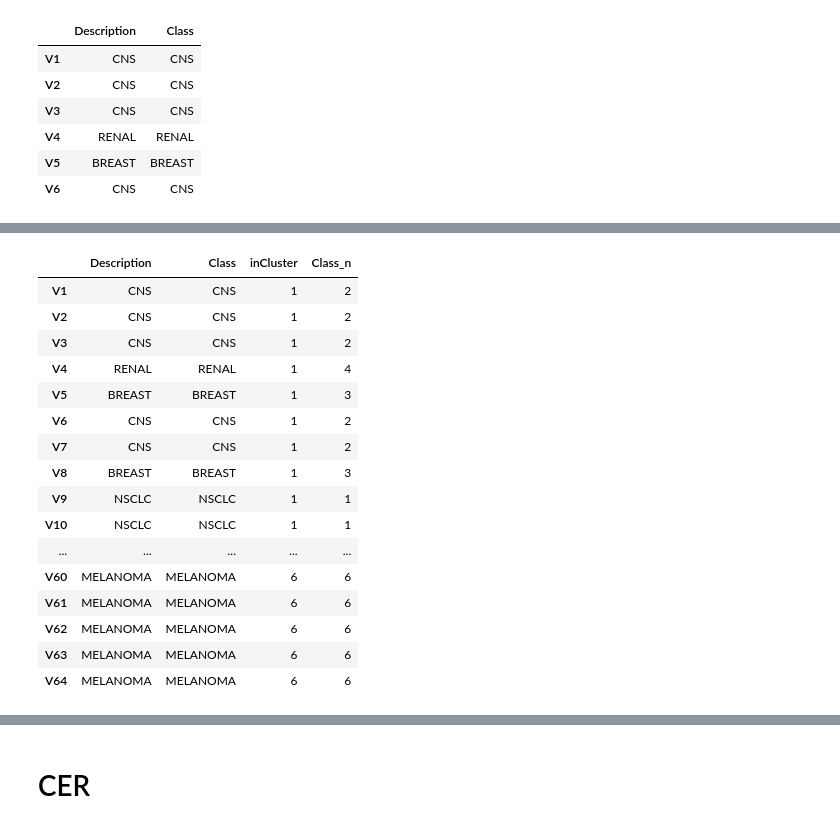
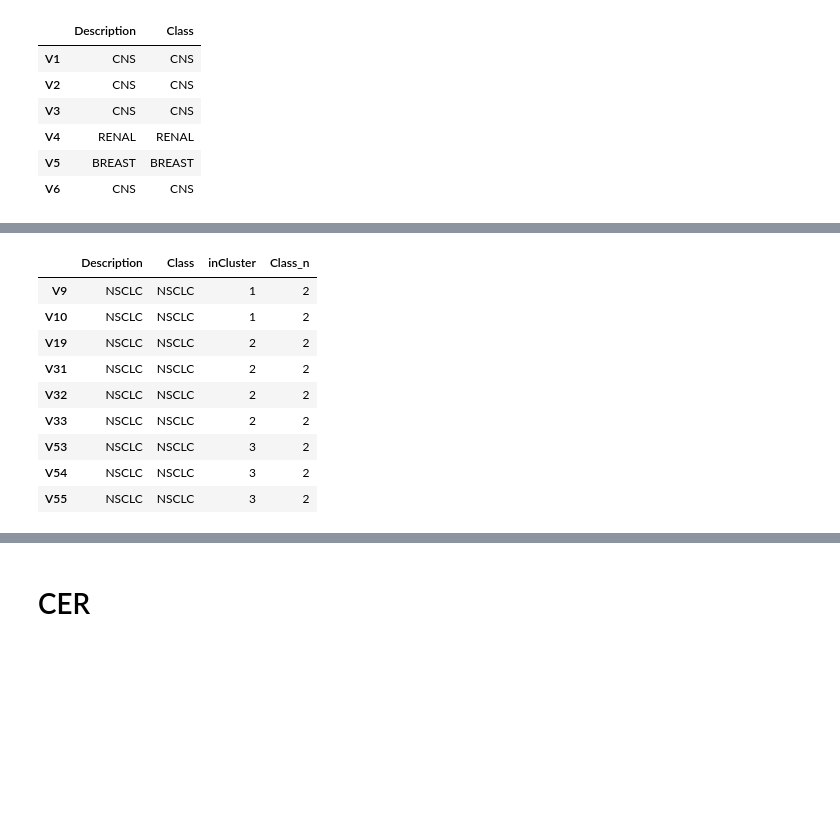
Before and after one commit to neobernad/evaluomeR, a Jupyter notebook: notebooks/local/NCI60.ipynb, the cells around one changed output, grey strips where cells are left out. Cells and saved outputs as stored; diff of their text form; code cells hidden in the pictures; blank space fills up the shorter version.

```diff
--- a/notebooks/local/NCI60.ipynb
+++ b/notebooks/local/NCI60.ipynb
@@ -391,34 +395,20 @@ level_mapping <- c("NSCLC" = 1, "CNS" = 2, "BREAST" = 3,
 #                    "PROSTATE"= 7, "UNKNOWN" = 9
 #                    )
 # %%
-# Define levels and their corresponding numbers
-# k=5, KMEANS - no UNKNOWN and no PROSTATE
-# level_mapping <- c("NSCLC" = 4, "CNS" = 2, "BREAST" = 1,
-#                   "MCF7A-repro" = 1, "MCF7D-repro" = 1, "RENAL" = 4,
-#                   "LEUKEMIA" = 5, "K562B-repro" = 5, "K562A-repro" = 5,
-#                   "MELANOMA" = 3,  "COLON" = 1, "OVARIAN" = 4
-#                    )
-# k=5, CLARA - no UNKNOWN and no PROSTATE
-# level_mapping <- c("NSCLC" = 2, "CNS" = 1, "BREAST" = 3,
-#                   "MCF7A-repro" = 3, "MCF7D-repro" = 3, "RENAL" = 2,
-#                   "LEUKEMIA" = 4, "K562B-repro" = 4, "K562A-repro" = 4,
-#                   "MELANOMA" = 5,  "COLON" = 3, "OVARIAN" = 3
-#                    )
-#k=9, KMEANS - UNKNOWN and PROSTATE
-# level_mapping <- c("NSCLC" = 8, "CNS" = 2, "BREAST" = 1,
-#                   "MCF7A-repro" = 1, "MCF7D-repro" = 1, "RENAL" = 4,
-#                   "LEUKEMIA" = 3, "K562B-repro" = 5, "K562A-repro" = 5,
-#                   "MELANOMA" = 6,  "COLON" = 7, "OVARIAN" = 8,
-#                    "PROSTATE"= 9, "UNKNOWN" = 9
-#                    )
-#k=6, CLARA - UNKNOWN and PROSTATE
-# level_mapping <- c("NSCLC" = 8, "CNS" = 1, "BREAST" = 6,
-#                   "MCF7A-repro" = 6, "MCF7D-repro" = 6, "RENAL" = 2,
-#                   "LEUKEMIA" = 5, "K562B-repro" = 5, "K562A-repro" = 5,
-#                   "MELANOMA" = 4,  "COLON" = 3, "OVARIAN" = 3,
-#                    "PROSTATE"= 3, "UNKNOWN" = 2
-#                    )
-
+# CLARA
+# k=6 (8 cat.)
+# level_mapping <- c("NSCLC" = 2, "CNS" = 1, "BREAST" = 5,
+#                  "MCF7A-repro" = 5, "MCF7D-repro" = 5, "RENAL" = 2,
+#                  "LEUKEMIA" = 4, "K562B-repro" = 4, "K562A-repro" = 4,
+#                  "MELANOMA" = 6,  "COLON" = 3, "OVARIAN" = 3
+#                   )
+# k=8 (10 cat.)
+level_mapping <- c("NSCLC" = 2, "CNS" = 1, "BREAST" = 8,
+                  "MCF7A-repro" = 8, "MCF7D-repro" = 8, "RENAL" = 4,
+                  "LEUKEMIA" = 7, "K562B-repro" = 6, "K562A-repro" = 6,
+                  "MELANOMA" = 5,  "COLON" = 3, "OVARIAN" = 3,
+                   "PROSTATE"= 3, "UNKNOWN" = 4
+             )
 map_strings_to_numbers <- function(strings) {
     return(as.numeric(level_mapping[strings]))
 }
@@ -436,23 +426,16 @@ head(top_nci60)[, c("Description", "Class", "inCluster", "Class_n")]
 # %%
-top_nci60[, c("Description", "Class", "inCluster", "Class_n")]
+top_nci60[top_nci60$Description=="NSCLC", c("Description", "Class", "inCluster", "Class_n")]
 # %% [output]
 |  | Description | Class | inCluster | Class_n |
-| V1 | CNS | CNS | 1 | 2 |
-| V2 | CNS | CNS | 1 | 2 |
-| V3 | CNS | CNS | 1 | 2 |
-| V4 | RENAL | RENAL | 1 | 4 |
-| V5 | BREAST | BREAST | 1 | 3 |
-| V6 | CNS | CNS | 1 | 2 |
-| V7 | CNS | CNS | 1 | 2 |
-| V8 | BREAST | BREAST | 1 | 3 |
-| V9 | NSCLC | NSCLC | 1 | 1 |
-| V10 | NSCLC | NSCLC | 1 | 1 |
-| ... | ... | ... | ... | ... |
-| V60 | MELANOMA | MELANOMA | 6 | 6 |
-| V61 | MELANOMA | MELANOMA | 6 | 6 |
-| V62 | MELANOMA | MELANOMA | 6 | 6 |
-| V63 | MELANOMA | MELANOMA | 6 | 6 |
-| V64 | MELANOMA | MELANOMA | 6 | 6 |
+| V9 | NSCLC | NSCLC | 1 | 2 |
+| V10 | NSCLC | NSCLC | 1 | 2 |
+| V19 | NSCLC | NSCLC | 2 | 2 |
+| V31 | NSCLC | NSCLC | 2 | 2 |
+| V32 | NSCLC | NSCLC | 2 | 2 |
+| V33 | NSCLC | NSCLC | 2 | 2 |
+| V53 | NSCLC | NSCLC | 3 | 2 |
+| V54 | NSCLC | NSCLC | 3 | 2 |
+| V55 | NSCLC | NSCLC | 3 | 2 |
 # %%
 # Getting a vector of clusters
 actual = as.factor(as.vector(unlist(top_nci60["Class_n"])))
```
Also changed, not shown: parts of 19 cells of this notebook, 1 other file.
